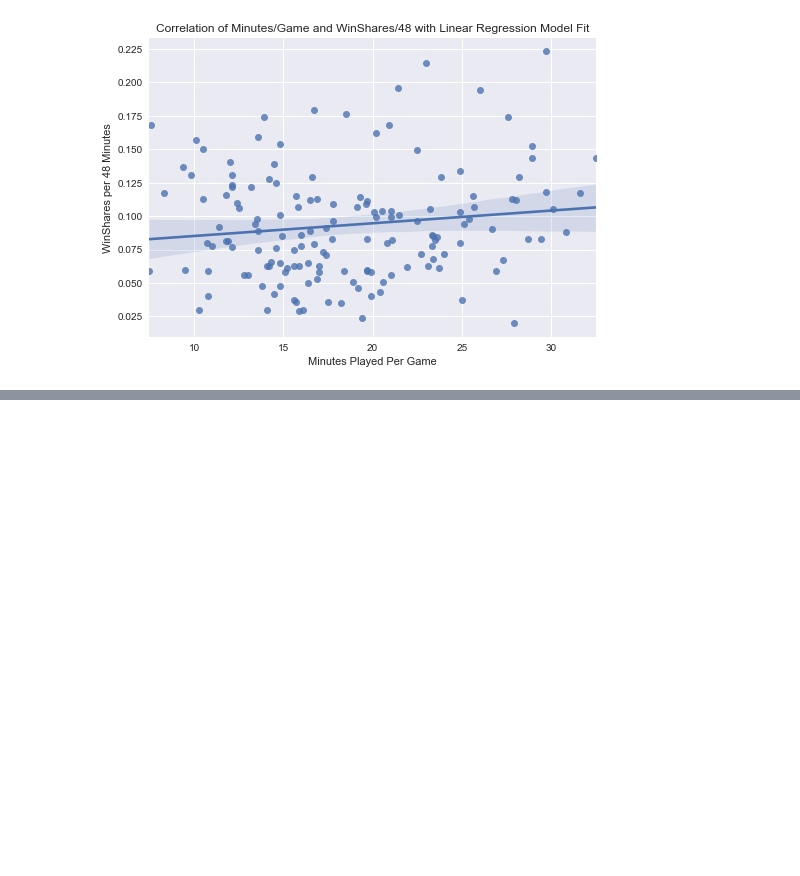
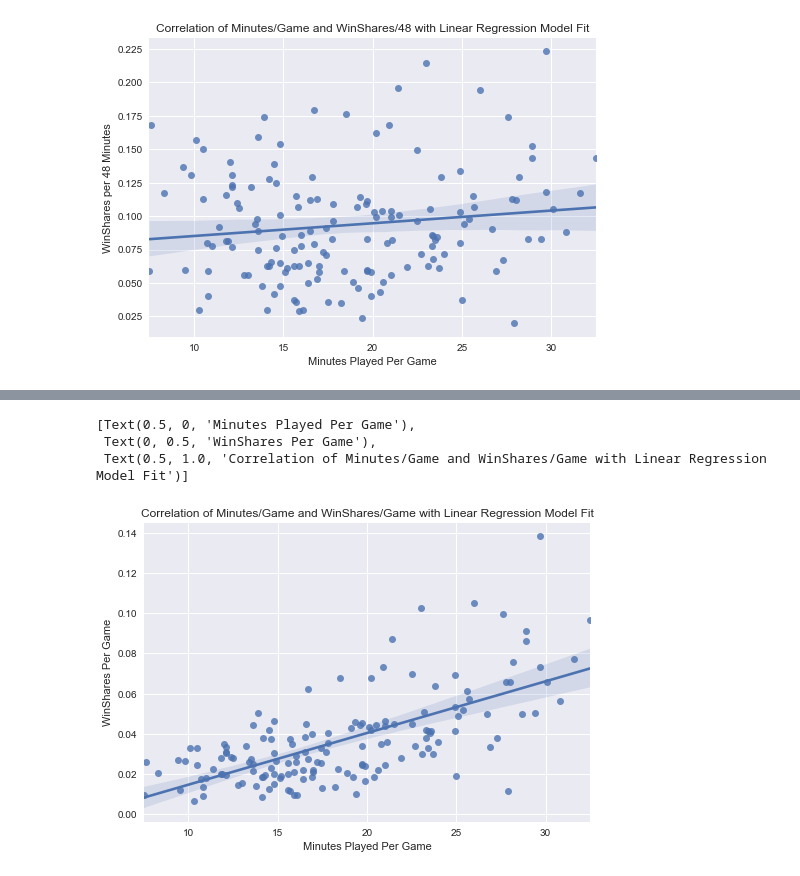
Before and after one commit to rickeydidio/NBA2ndRoundPicks, a Jupyter notebook: draft.ipynb, the cells around one changed output, grey strips where cells are left out. Saved outputs shown, nothing was run; the diff lists cells and outputs as text; code cells hidden in the pictures; blank space fills up the shorter version.

```diff
--- a/draft.ipynb
+++ b/draft.ipynb
@@ -146,0 +149,3 @@ correlation.set(xlabel='Minutes Played Per Game',
+# %%
+win_shares["WS Per Game"] = win_shares["WS"] / win_shares["Games"]
+win_shares.head()
@@ -146,0 +165,10 @@ correlation.set(xlabel='Minutes Played Per Game',
+# %%
+correlation2 = sns.regplot(x='MP', y='WS Per Game', data=win_shares)
+correlation2.set(xlabel='Minutes Played Per Game',
+                ylabel='WinShares Per Game',
+                title='Correlation of Minutes/Game and WinShares/Game with Linear Regression Model Fit')
+# %% [output]
+[Text(0.5, 0, 'Minutes Played Per Game'),
+ Text(0, 0.5, 'WinShares Per Game'),
+ Text(0.5, 1.0, 'Correlation of Minutes/Game and WinShares/Game with Linear Regression Model Fit')]
+[figure, added]
```
Also changed, not shown: parts of 12 cells of this notebook.
